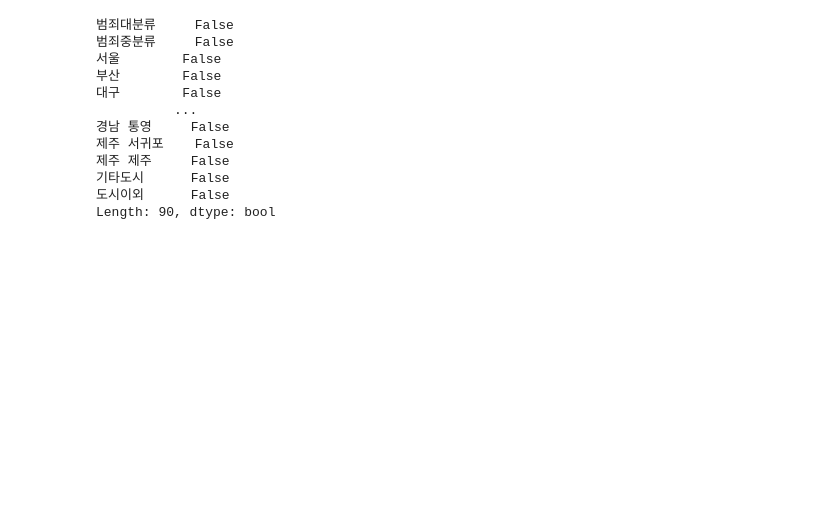
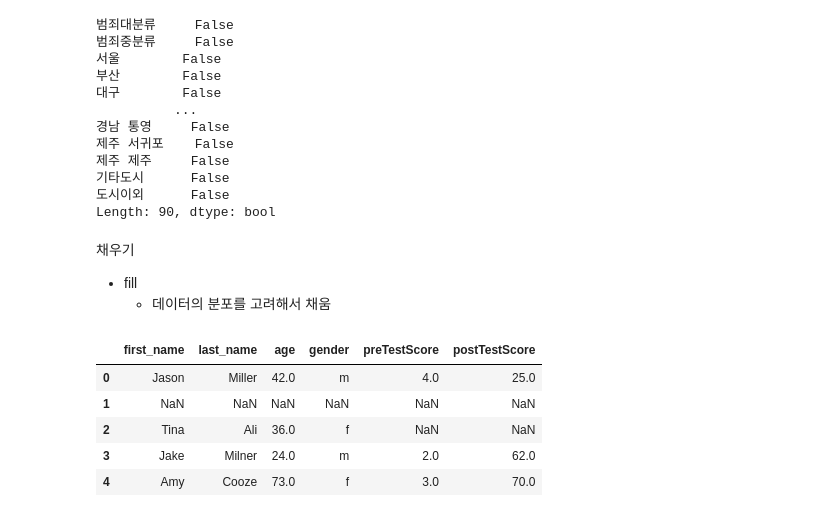
Before and after one commit to leekyuyoung20231211/python, a Jupyter notebook: 데이터_전처리.ipynb, the cells around one changed output. Saved outputs shown, nothing was run; the diff lists cells and outputs as text; code cells hidden in the pictures; blank space fills up the shorter version.

```diff
--- a/데이터_전처리.ipynb
+++ b/데이터_전처리.ipynb
@@ -174,3 +174,28 @@ df2.isnull().sum() > 0
 기타도시      False
 도시이외      False
 Length: 90, dtype: bool
+# %% [markdown]
+채우기
+  - fill
+    - 데이터의 분포를 고려해서 채움
+# %%
+import pandas as pd
+import numpy as np
+
+raw_data = {'first_name': ['Jason', np.nan, 'Tina', 'Jake', 'Amy'],
+            'last_name': ['Miller', np.nan, 'Ali', 'Milner', 'Cooze'],
+            'age': [42, np.nan, 36, 24, 73],
+            'sex': ['m', np.nan, 'f', 'm', 'f'],
+            'preTestScore': [4, np.nan, np.nan, 2, 3],
+            'postTestScore': [25, np.nan, np.nan, 62, 70]}
+
+df = pd.DataFrame(raw_data, columns = ['first_name', 'last_name', 'age', 'sex', 'preTestScore', 'postTestScore'])
+df.rename(columns={'sex':'gender'},inplace=True)
+df
+# %% [output]
+|  | first_name | last_name | age | gender | preTestScore | postTestScore |
+| 0 | Jason | Miller | 42.0 | m | 4.0 | 25.0 |
+| 1 | NaN | NaN | NaN | NaN | NaN | NaN |
+| 2 | Tina | Ali | 36.0 | f | NaN | NaN |
+| 3 | Jake | Milner | 24.0 | m | 2.0 | 62.0 |
+| 4 | Amy | Cooze | 73.0 | f | 3.0 | 70.0 |
```
Also changed, not shown: parts of 43 cells of this notebook.
